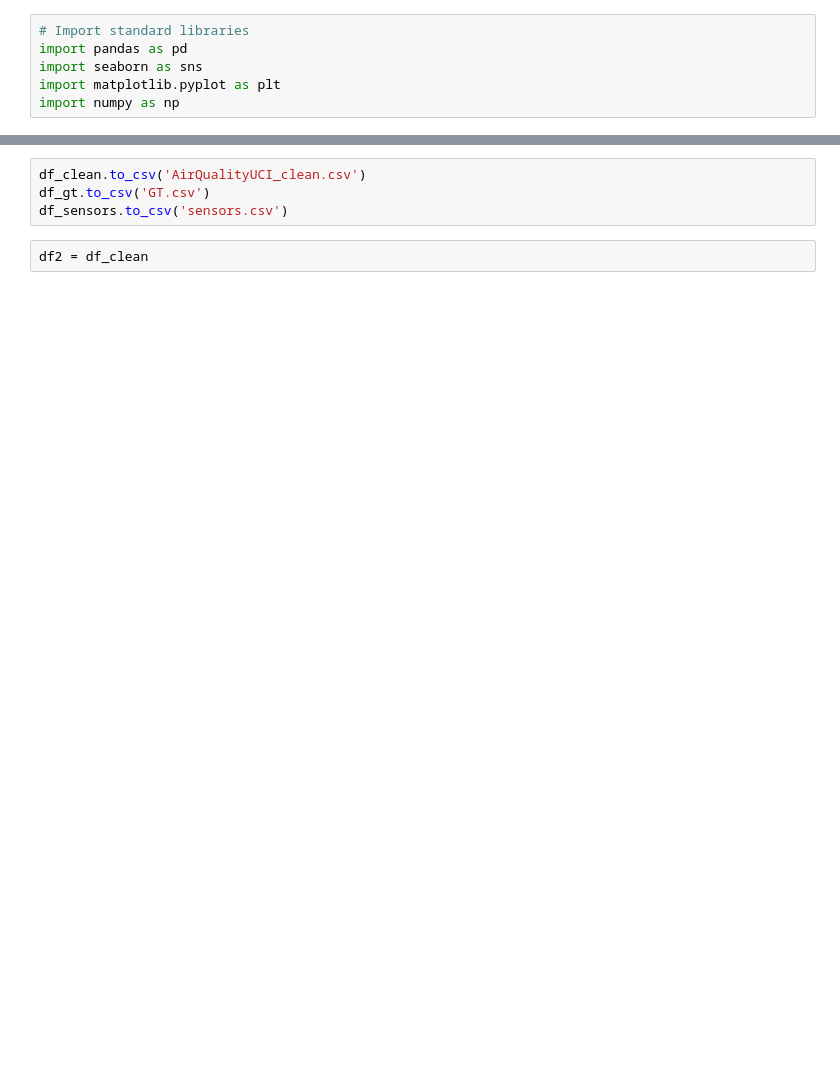
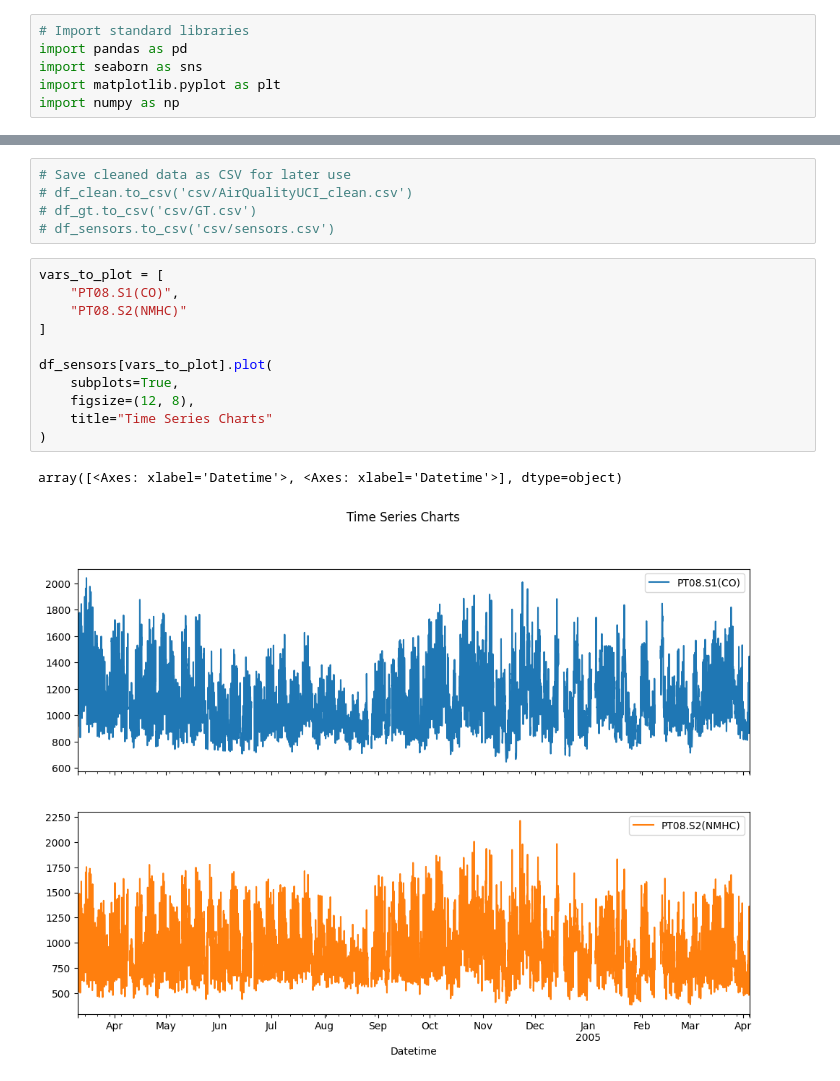
Before and after one commit to mr-kelsey/sp26-aai530-group1, a Jupyter notebook: CO_NMHC.ipynb, the cells around one changed output, grey strips where cells are left out. Cells and saved outputs as stored; diff of their text form; blank space fills up the shorter version.

```diff
--- a/CO_NMHC.ipynb
+++ b/CO_NMHC.ipynb
@@ -77,7 +125,20 @@ df_clean.isna().sum().plot.bar()
 # %%
-df_clean.to_csv('AirQualityUCI_clean.csv')
-df_gt.to_csv('GT.csv')
-df_sensors.to_csv('sensors.csv')
+# Save cleaned data as CSV for later use
+# df_clean.to_csv('csv/AirQualityUCI_clean.csv')
+# df_gt.to_csv('csv/GT.csv')
+# df_sensors.to_csv('csv/sensors.csv')
 # %%
-df2 = df_clean
+vars_to_plot = [
+    "PT08.S1(CO)",
+    "PT08.S2(NMHC)"
+]
+
+df_sensors[vars_to_plot].plot(
+    subplots=True,
+    figsize=(12, 8),
+    title="Time Series Charts"
+)
+# %% [output]
+array([<Axes: xlabel='Datetime'>, <Axes: xlabel='Datetime'>], dtype=object)
+[figure, added]
 # %%
```
Also changed, not shown: parts of 32 cells of this notebook.
